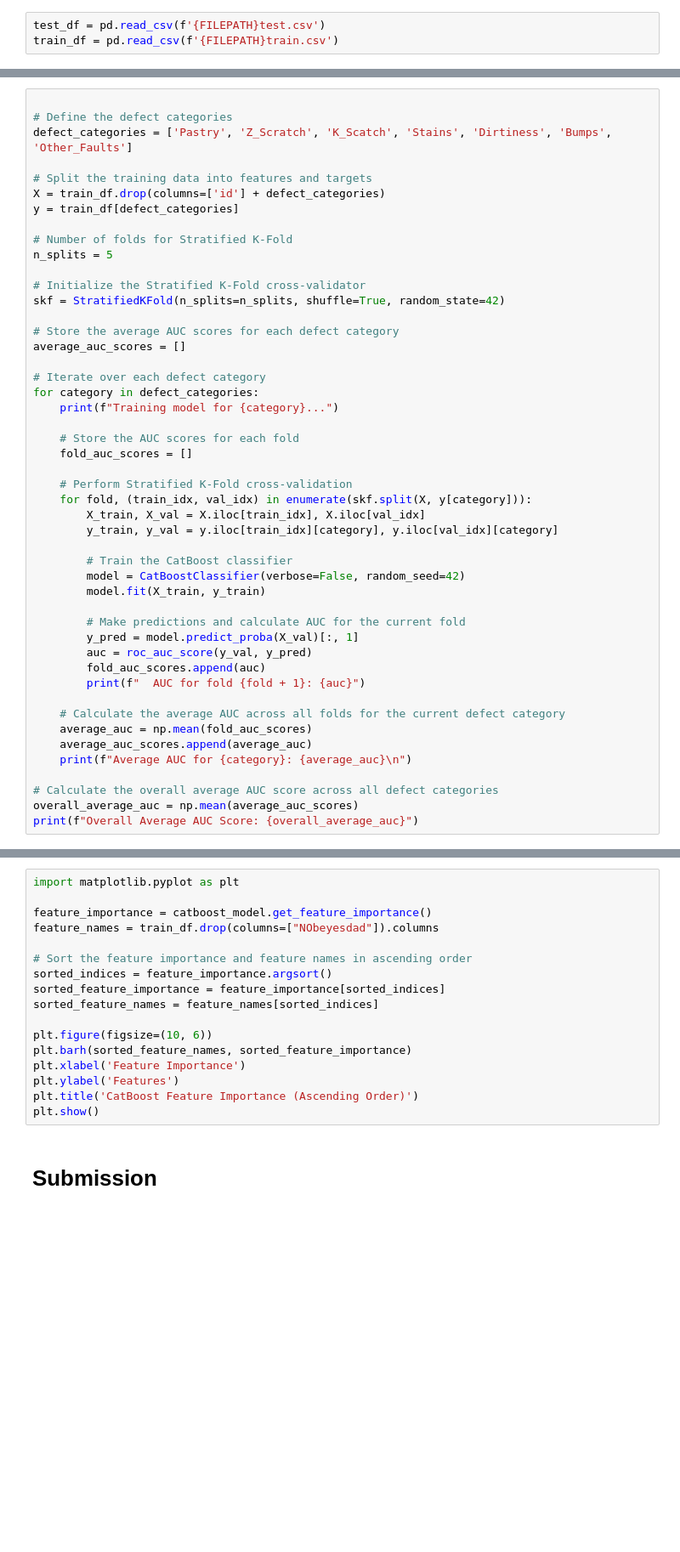
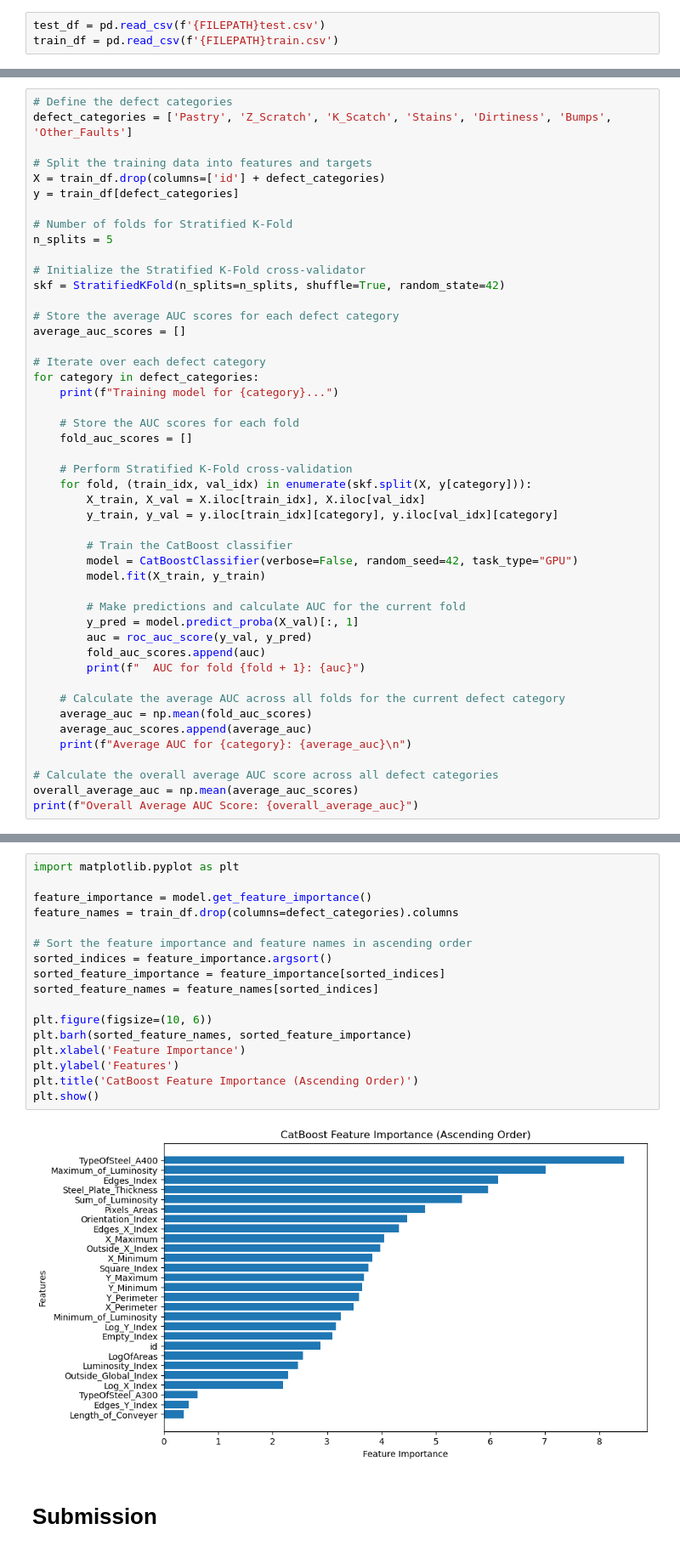
Before and after one commit to byvfx/kaggle, a Jupyter notebook: playground-series-s4e03/notebooks/ps-s4-e03-baseline-catboost.ipynb, the cells around one changed output, grey strips where cells are left out. Shown: that part at 85% size. Cells and saved outputs as stored; diff of their text form; blank space fills up the shorter version.

```diff
--- a/playground-series-s4e03/notebooks/ps-s4-e03-baseline-catboost.ipynb
+++ b/playground-series-s4e03/notebooks/ps-s4-e03-baseline-catboost.ipynb
@@ -148,5 +83,4 @@ for fold, (train_index, val_index) in enumerate(skf.split(X, y)):
 # %%
-
 # Define the defect categories
 defect_categories = ['Pastry', 'Z_Scratch', 'K_Scatch', 'Stains', 'Dirtiness', 'Bumps', 'Other_Faults']
 
@@ -176,7 +110,7 @@ for category in defect_categories:
         y_train, y_val = y.iloc[train_idx][category], y.iloc[val_idx][category]
 
         # Train the CatBoost classifier
-        model = CatBoostClassifier(verbose=False, random_seed=42)
+        model = CatBoostClassifier(verbose=False, random_seed=42, task_type="GPU")
         model.fit(X_train, y_train)
 
         # Make predictions and calculate AUC for the current fold
@@ -214,19 +134,21 @@ Overall Average AUC Score: 0.8846699085418231
 # %%
 import matplotlib.pyplot as plt
 
-feature_importance = catboost_model.get_feature_importance()
-feature_names = train_df.drop(columns=["NObeyesdad"]).columns
+feature_importance = model.get_feature_importance()
+feature_names = train_df.drop(columns=defect_categories).columns
 
 # Sort the feature importance and feature names in ascending order
 sorted_indices = feature_importance.argsort()
 sorted_feature_importance = feature_importance[sorted_indices]
 sorted_feature_names = feature_names[sorted_indices]
 
 plt.figure(figsize=(10, 6))
 plt.barh(sorted_feature_names, sorted_feature_importance)
 plt.xlabel('Feature Importance')
 plt.ylabel('Features')
 plt.title('CatBoost Feature Importance (Ascending Order)')
 plt.show()
+# %% [output]
+[figure, added]
 # %% [markdown]
 # Submission
```
Also changed, not shown: parts of 8 cells of this notebook, 2 other files.
